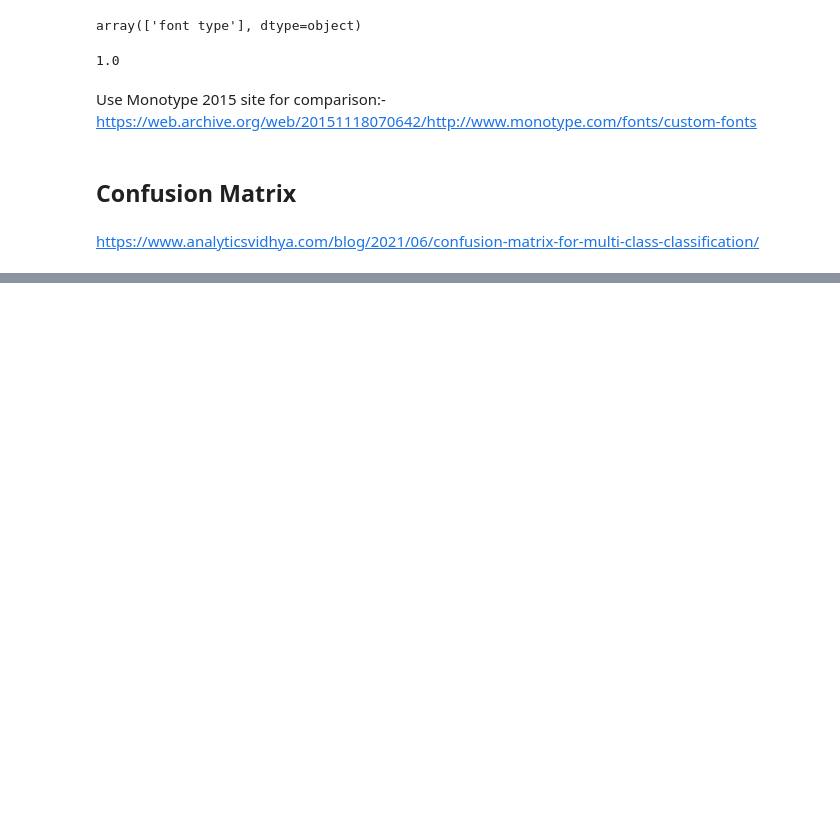
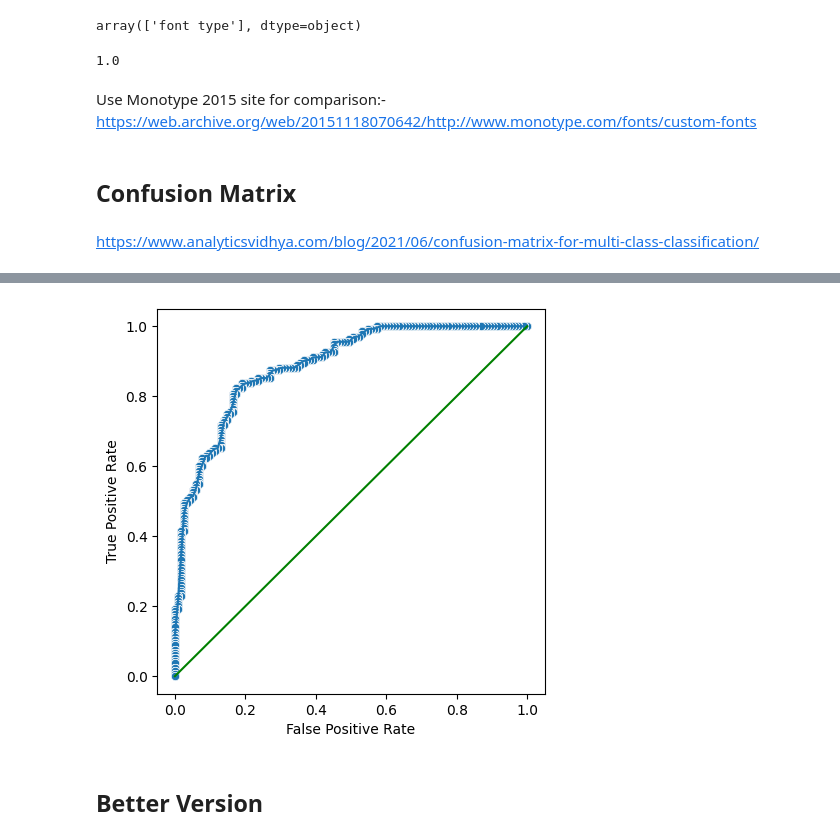
Before and after one commit to sandy-lee/keyword_classifier, a Jupyter notebook: keyword_classifier.ipynb, the cells around one changed output, grey strips where cells are left out. Drawn from its saved outputs; the diff is of its cells as text; code cells hidden in the pictures; blank space fills up the shorter version.

```diff
--- a/keyword_classifier.ipynb
+++ b/keyword_classifier.ipynb
@@ -530,0 +544,3 @@ print(f'\nOur out of fold AUC score is {general_auc_score:0.4f}')
+# %%
+# Predict the classes on the test data, and return the probabilities for each class
+y_proba = model.predict_proba(X_test)
@@ -530,0 +622,29 @@ print(f'\nOur out of fold AUC score is {general_auc_score:0.4f}')
+# %%
+def plot_roc_curve(tpr, fpr, scatter = True):
+    '''
+    Plots the ROC Curve by using the list of coordinates (tpr and fpr).
+
+    Args:
+        tpr: The list of TPRs representing each coordinate.
+        fpr: The list of FPRs representing each coordinate.
+        scatter: When True, the points used on the calculation will be plotted with the line (default = True).
+    '''
+    plt.figure(figsize = (5, 5))
+    if scatter:
+        sns.scatterplot(x = fpr, y = tpr)
+    sns.lineplot(x = fpr, y = tpr)
+    sns.lineplot(x = [0, 1], y = [0, 1], color = 'green')
+    plt.xlim(-0.05, 1.05)
+    plt.ylim(-0.05, 1.05)
+    plt.xlabel("False Positive Rate")
+    plt.ylabel("True Positive Rate")
+# %%
+# Calculates 10 coordinates of the ROC Curve
+tpr, fpr = get_n_roc_coordinates(y_test, y_proba, resolution = 10000)
+# %%
+# Plots the ROC curve
+plot_roc_curve(tpr, fpr)
+# %% [output]
+[figure, added]
+# %% [markdown]
+## Better Version
```
Also changed, not shown: parts of 42 cells of this notebook.
